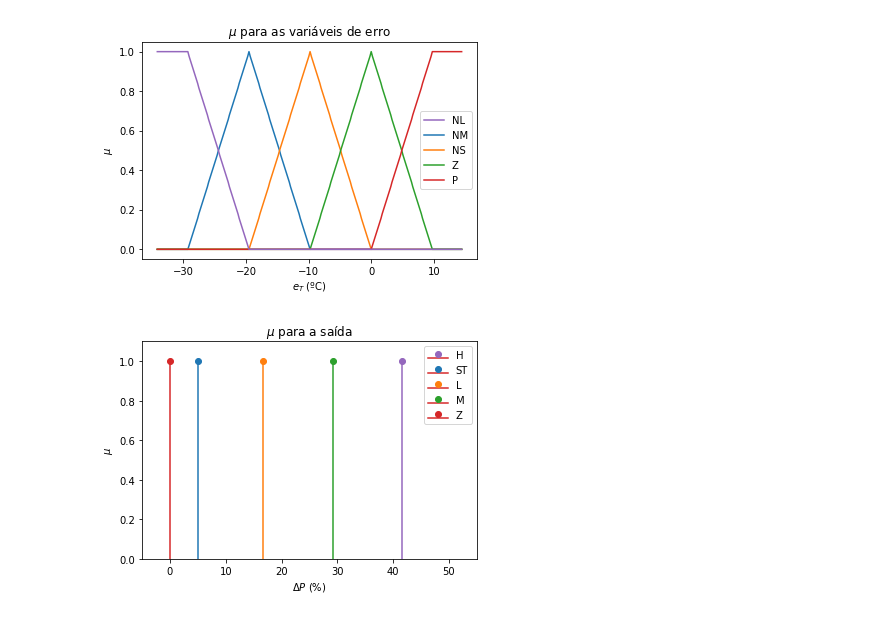
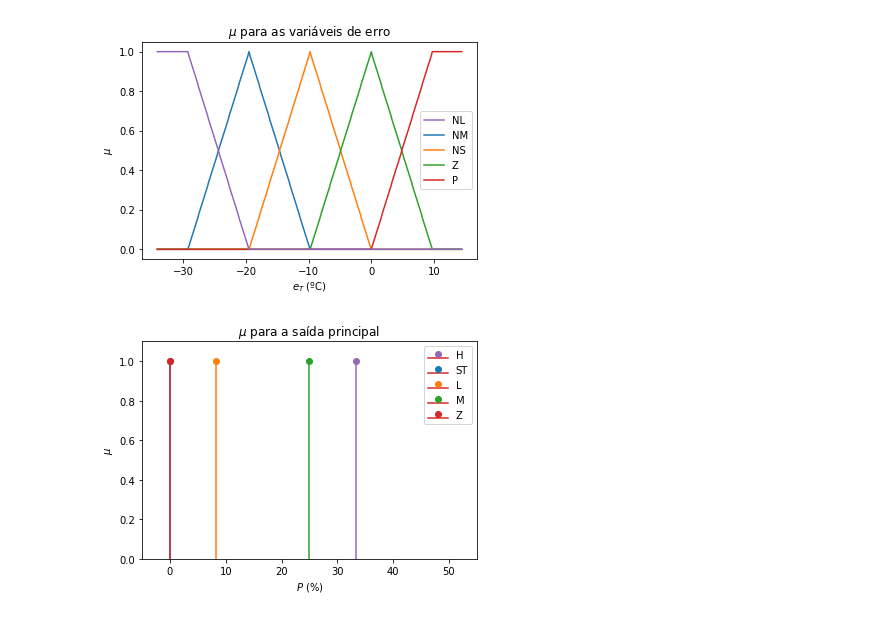
Before and after one commit to Guilherme32/controle-forno-LITel, a Jupyter notebook: imgs/fuzzy_membership_plots.ipynb, the cells around one changed output. Drawn from its saved outputs; the diff is of its cells as text; code cells hidden in the pictures.

```diff
--- a/imgs/fuzzy_membership_plots.ipynb
+++ b/imgs/fuzzy_membership_plots.ipynb
@@ -86,32 +86,32 @@ plt.savefig("erro.svg", facecolor="white")
 # %% [output]
 [figure]
 # %%
-delta_temp_vars = {"ST": 6,
-                  "L": 20,
-                  "M": 35,
+delta_temp_vars = {"ST": 0,
+                  "L": 10,
+                  "M": 30,
                   "Z": 0,
-                  "H": 50}
+                  "H": 40}
 
-plt.title("$\mu$ para a saída")
-plt.xlabel("$\Delta P$ (%)")
+plt.title("$\mu$ para a saída principal")
+plt.xlabel("$P$ (%)")
 plt.ylabel("$\mu$")
 
 for i, item in enumerate(delta_temp_vars.items()):
     var_name, value = item
     plt.stem([value/1.2, ],
              [1, ],
             label=var_name,
             linefmt=f"C{i}-",
             markerfmt=f"C{i}o")
 
 plt.xlim((-5, 55))
 plt.ylim((0, 1.1))
 
 # https://stackoverflow.com/questions/22263807/how-is-order-of-items-in-matplotlib-legend-determined
 handles, labels = plt.gca().get_legend_handles_labels()
 order = [4, 0, 1, 2, 3]
 plt.legend([handles[idx] for idx in order],[labels[idx] for idx in order])
 
 plt.savefig("saida.svg", facecolor="white")
 # %% [output]
-[figure, old version]
+[figure, new version]
```
Also changed, not shown: parts of 1 cell of this notebook, 3 other files.
